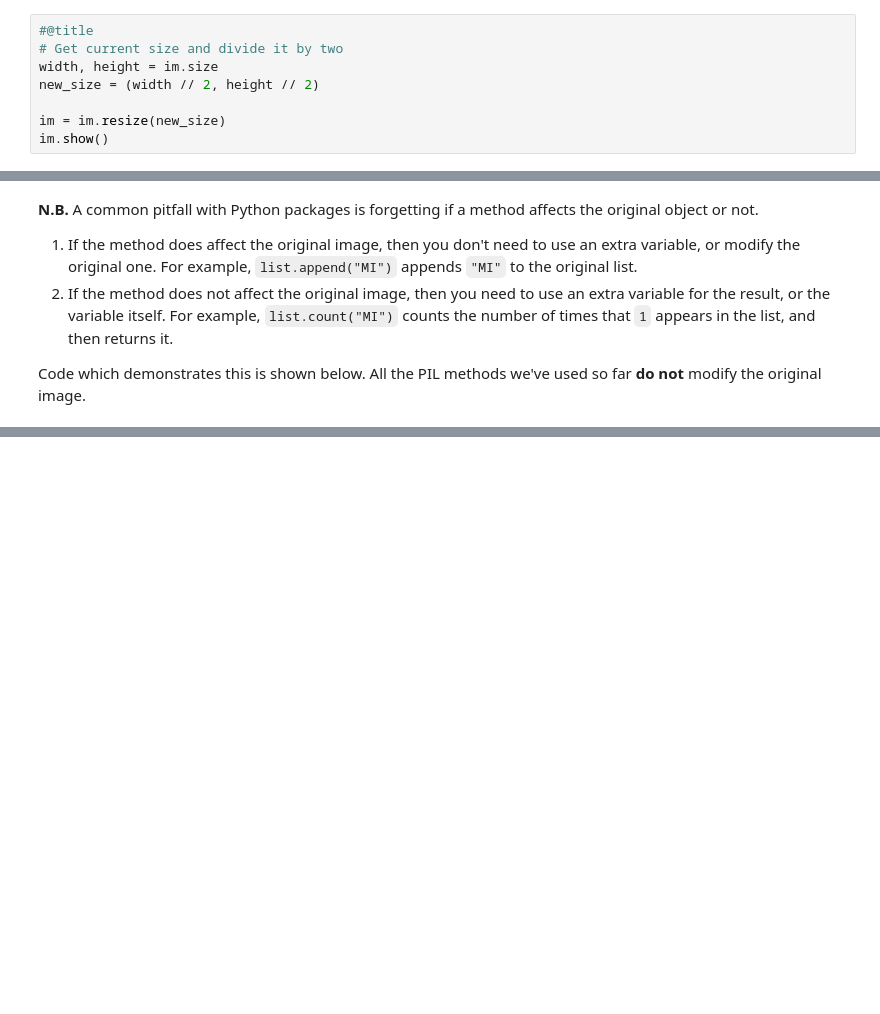
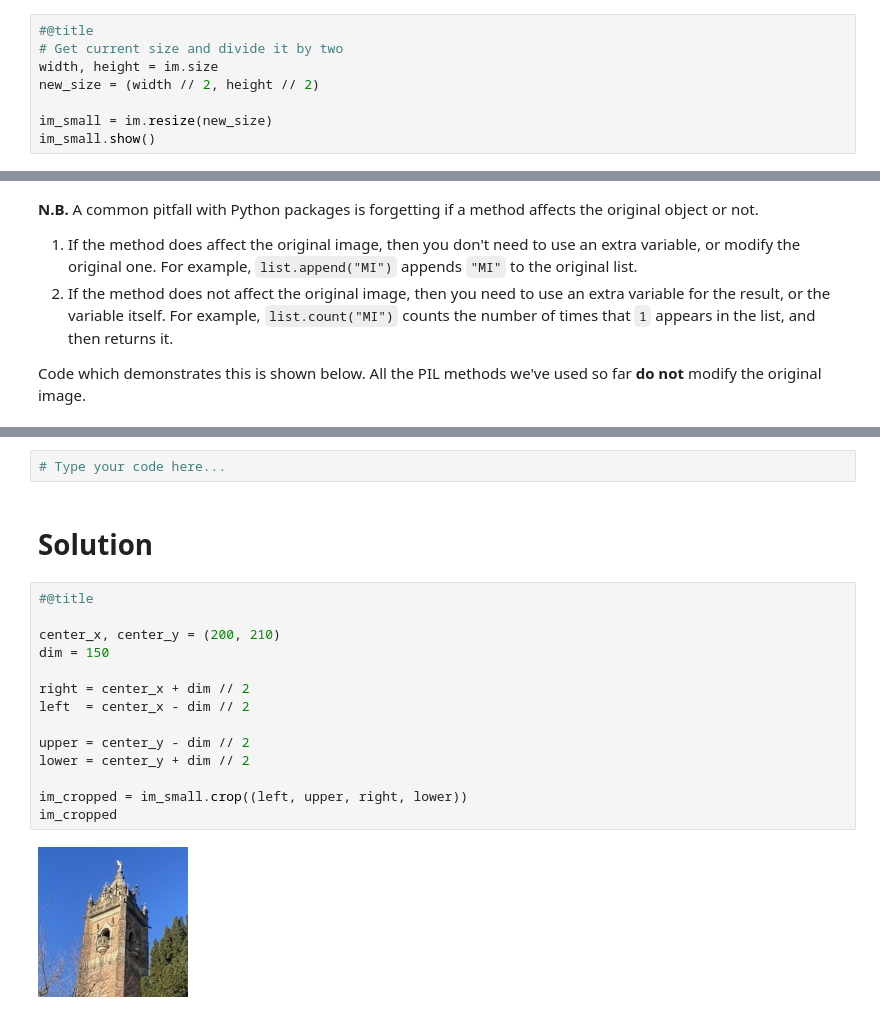
Before and after one commit to letsdodigital/coding-hands-on, a Jupyter notebook: dair/module-1/working_with_images.ipynb, the cells around one changed output, grey strips where cells are left out. Cells and saved outputs as stored; diff of their text form; blank space fills up the shorter version.

```diff
--- a/dair/module-1/working_with_images.ipynb
+++ b/dair/module-1/working_with_images.ipynb
@@ -35,6 +44,6 @@ Get the current size of the image using the `im.size` property and reduce the si
 width, height = im.size
 new_size = (width // 2, height // 2)
 
-im = im.resize(new_size)
-im.show()
+im_small = im.resize(new_size)
+im_small.show()
 # %% [markdown]
@@ -81,0 +99,20 @@ Number of MIs in list:  1
+# %%
+# Type your code here...
+# %% [markdown]
+# Solution
+# %%
+#@title
+
+center_x, center_y = (200, 210)
+dim = 150
+
+right = center_x + dim // 2
+left  = center_x - dim // 2
+
+upper = center_y - dim // 2
+lower = center_y + dim // 2
+
+im_cropped = im_small.crop((left, upper, right, lower))
+im_cropped
+# %% [output]
+[figure, added]
```
Also changed, not shown: parts of 19 cells of this notebook, 5 other files.
